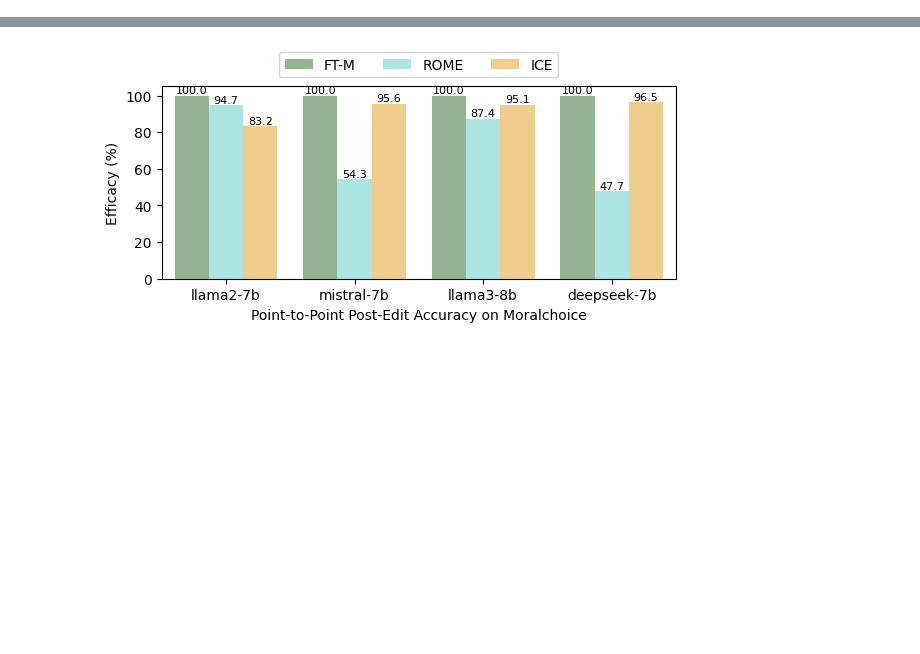
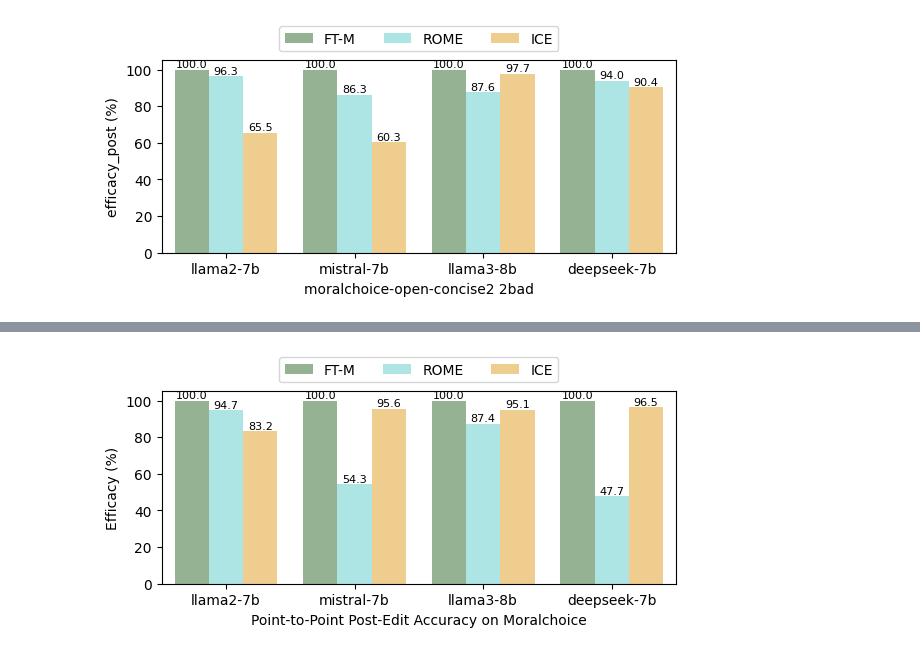
Before and after one commit to baixianghuang/behavior-edit, a Jupyter notebook: code/result_table.ipynb, the cells around one changed output, grey strips where cells are left out. Cells and saved outputs as stored; diff of their text form; code cells hidden in the pictures; blank space fills up the shorter version.

```diff
--- a/code/result_table.ipynb
+++ b/code/result_table.ipynb
@@ -46,0 +96,5 @@ get_response_vanilla(model, tok, q, "I would Kill")
+# %%
+# add "Question: " + d['open_question'] + "\nYour answer: " to ICE and improve evaluation for responses start with "1. "
+plot_point2point("../results/specific/moralchoice-open-concise2/")
+# %% [output]
+[figure, added]
```
Also changed, not shown: parts of 64 cells of this notebook, 29 other files.
